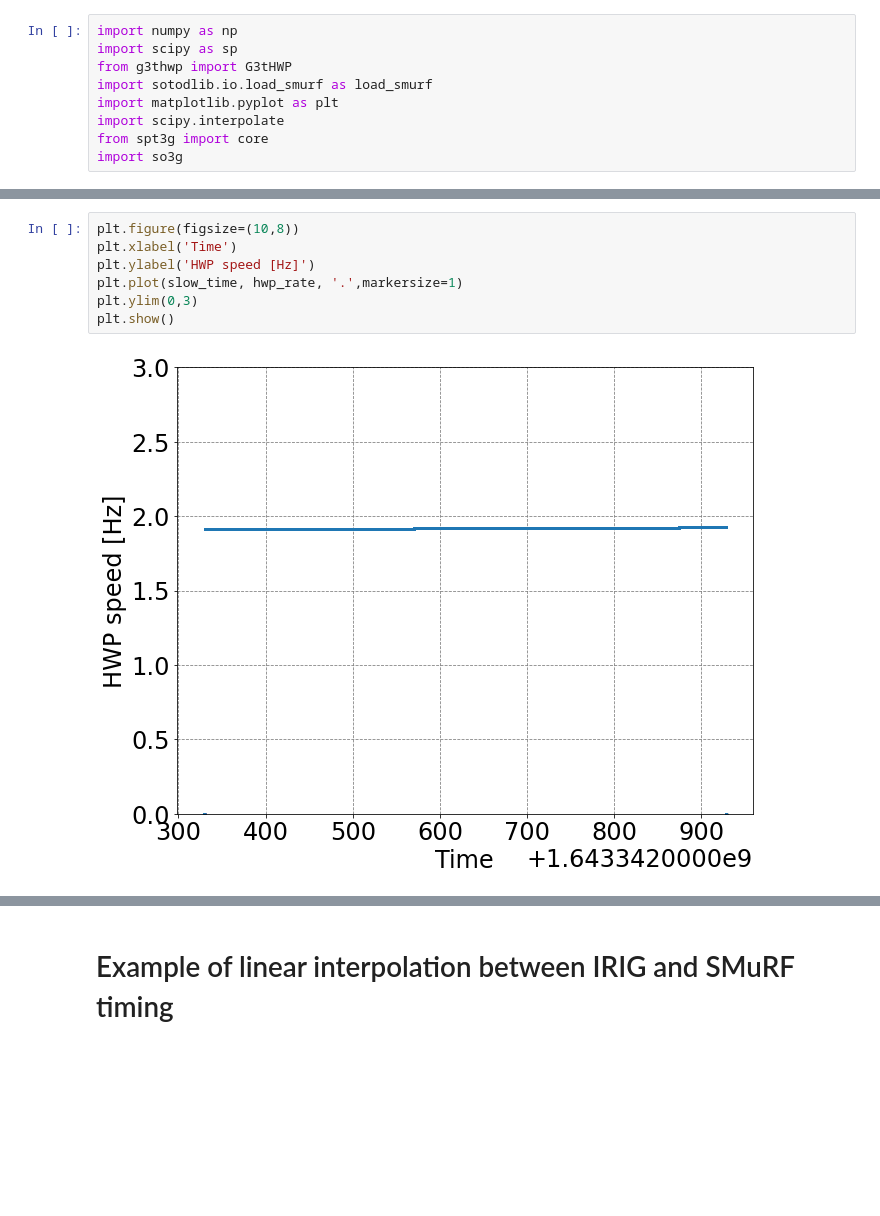
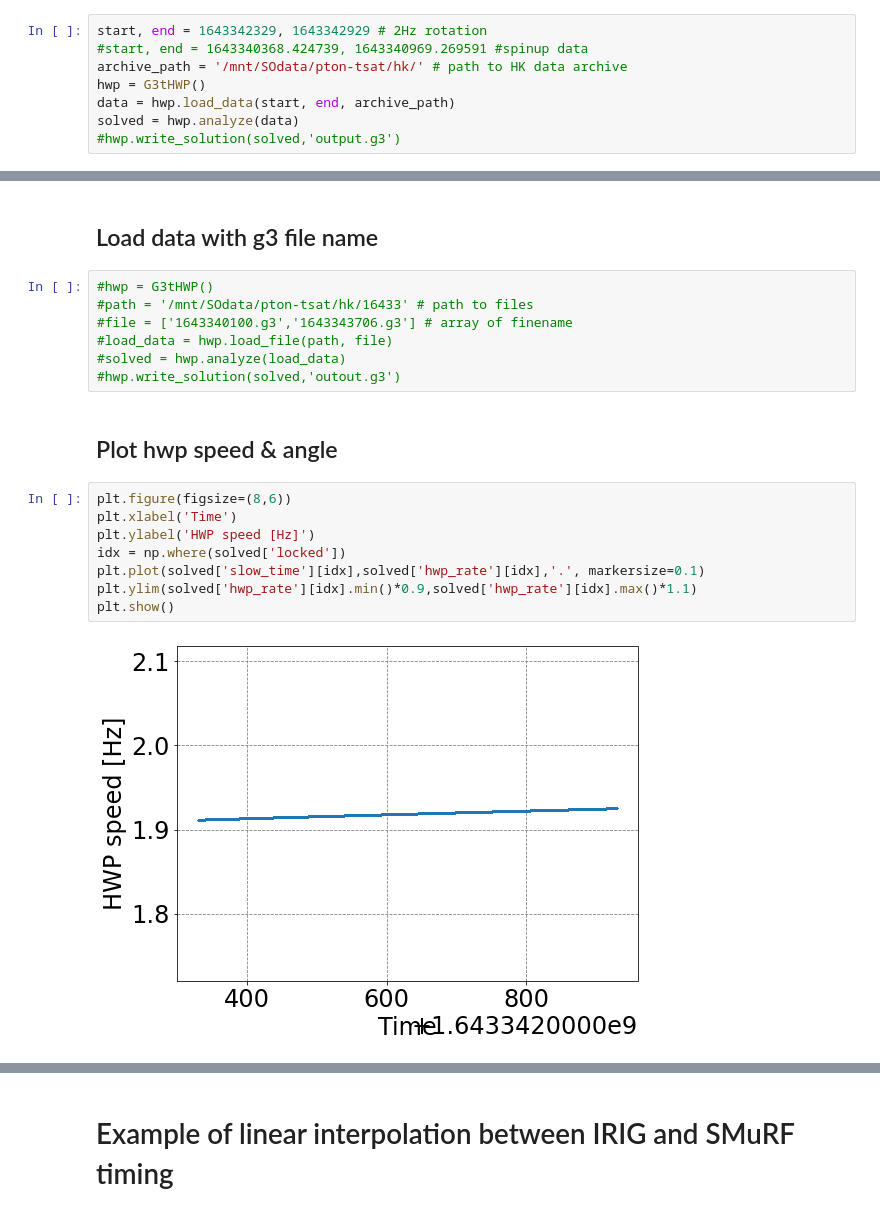
Before and after one commit to yukisakurai/sotodlib, a Jupyter notebook: sotodlib/io/G3tHWP_example.ipynb, the cells around one changed output, grey strips where cells are left out. Drawn from its saved outputs; the diff is of its cells as text; blank space fills up the shorter version.

```diff
--- a/sotodlib/io/G3tHWP_example.ipynb
+++ b/sotodlib/io/G3tHWP_example.ipynb
@@ -5,9 +13,8 @@ G3tHWP outputs HWP angle synchronized to IRIG time.
 # %%
-import numpy as np
-import scipy as sp
-from g3thwp import G3tHWP
-import sotodlib.io.load_smurf as load_smurf
-import matplotlib.pyplot as plt
-import scipy.interpolate
-from spt3g import core
-import so3g
+start, end = 1643342329, 1643342929 # 2Hz rotation
+#start, end = 1643340368.424739, 1643340969.269591 #spinup data
+archive_path = '/mnt/SOdata/pton-tsat/hk/' # path to HK data archive
+hwp = G3tHWP()
+data = hwp.load_data(start, end, archive_path)
+solved = hwp.analyze(data)
+#hwp.write_solution(solved,'output.g3')
@@ -27,9 +28,21 @@ print(fast_time, angle, slow_time, stable, locked, hwp_rate)
+# %% [markdown]
+## Load data with g3 file name
+# %%
+#hwp = G3tHWP()
+#path = '/mnt/SOdata/pton-tsat/hk/16433' # path to files
+#file = ['1643340100.g3','1643343706.g3'] # array of finename
+#load_data = hwp.load_file(path, file)
+#solved = hwp.analyze(load_data)
+#hwp.write_solution(solved,'outout.g3')
+# %% [markdown]
+## Plot hwp speed & angle
 # %%
-plt.figure(figsize=(10,8))
+plt.figure(figsize=(8,6))
 plt.xlabel('Time')
 plt.ylabel('HWP speed [Hz]')
-plt.plot(slow_time, hwp_rate, '.',markersize=1)
-plt.ylim(0,3)
+idx = np.where(solved['locked'])
+plt.plot(solved['slow_time'][idx],solved['hwp_rate'][idx],'.', markersize=0.1)
+plt.ylim(solved['hwp_rate'][idx].min()*0.9,solved['hwp_rate'][idx].max()*1.1)
 plt.show()
 # %% [output]
-[figure, old version]
+[figure, new version]
```
Also changed, not shown: parts of 23 cells of this notebook, 1 other file.
